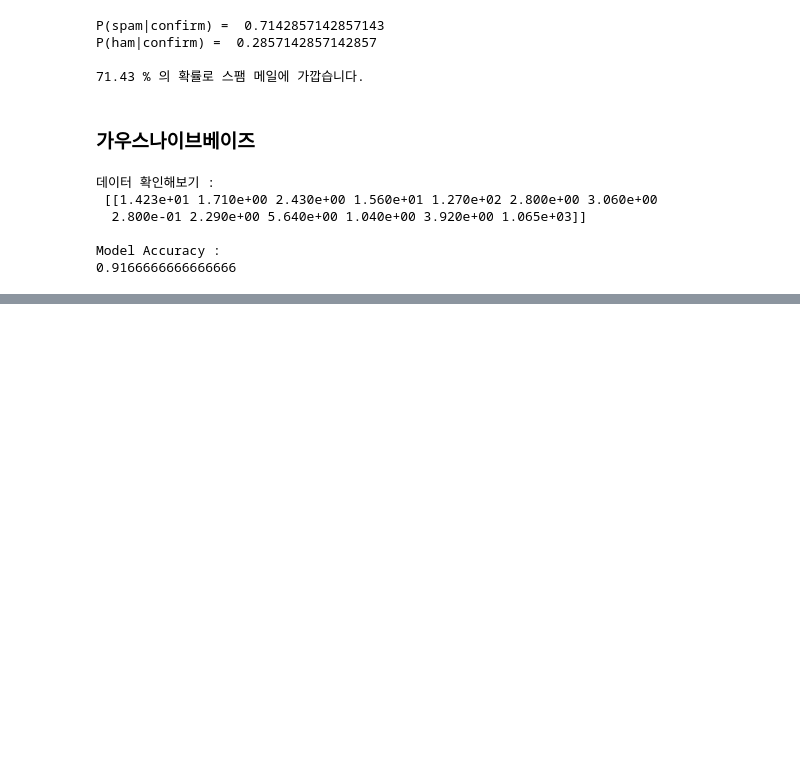
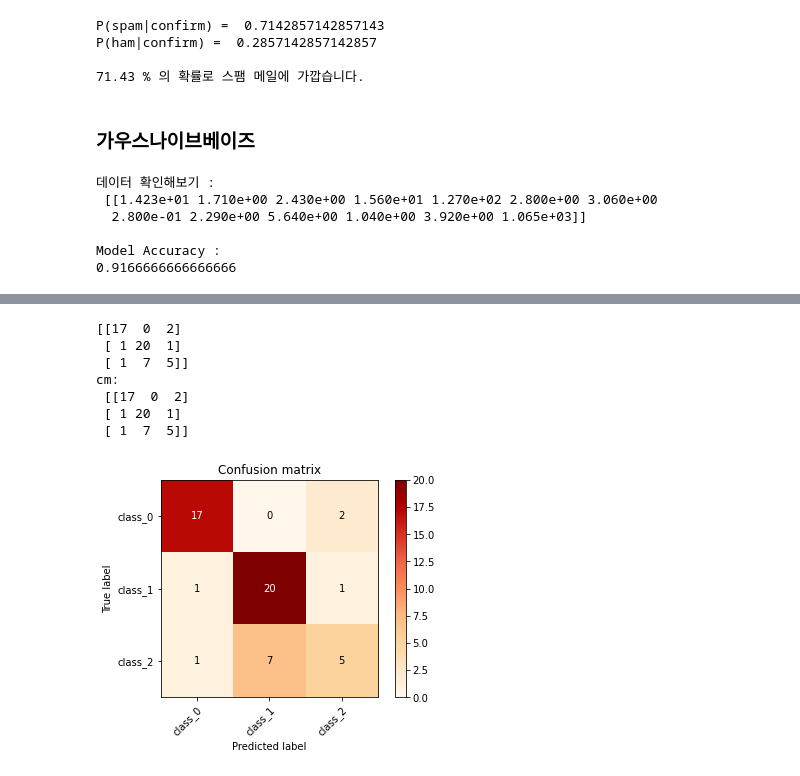
Before and after one commit to Jeong-Daniel/DataScience_Study, a Jupyter notebook: 4. Machine Learning/4. Classfication.ipynb, the cells around one changed output, grey strips where cells are left out. Saved outputs shown, nothing was run; the diff lists cells and outputs as text; code cells hidden in the pictures; blank space fills up the shorter version.

```diff
--- a/4. Machine Learning/4. Classfication.ipynb
+++ b/4. Machine Learning/4. Classfication.ipynb
@@ -260,0 +380,74 @@ Model Accuracy :
+# %%
+import numpy as np
+import matplotlib.pyplot as plt
+
+from sklearn.svm import SVC
+from sklearn.datasets import load_wine
+from sklearn.model_selection import train_test_split
+from sklearn.metrics import confusion_matrix
+from sklearn.utils.multiclass import unique_labels
+
+def load_data():
+    X,y = load_wine(return_X_y= True)
+    class_names = load_wine().target_names
+    #print(class_names)
+    train_X,test_X,train_y, test_y = train_test_split(X,y,test_size=0.3,
+                                                     random_state=0)
+    return train_X, test_X, train_y, test_y, class_names
+
+def plot_confusion_matrix(cm, y_true, y_pred, classes, normalize=False, cmap = plt.cm.OrRd):
+    title= ""
+    if normalize:
+        title = "Normalized confusion matrix"
+    else:
+        title = "Confusion matrix"
+    classes = classes[unique_labels(y_true, y_pred)]
+    print("cm: \n",cm)
+    if normalize:
+        cm = cm.astype('float') / cm.sum(axis=1)
+
+    fig, ax = plt.subplots()
+    im = ax.imshow(cm,cmap=cmap)
+    ax.figure.colorbar(im,ax=ax)
+
+    ax.set(xticks=np.arange(cm.shape[1]),
+           yticks=np.arange(cm.shape[0]),
+           xticklabels = classes, yticklabels=classes,
+           title = title,
+           ylabel = 'True label',
+           xlabel = 'Predicted label'
+          )
+    plt.setp(ax.get_xticklabels(), rotation=45, ha='right', rotation_mode='anchor')
+    fmt = '.2f' if normalize else 'd'
+#     if normalize:
+#         fmt = '.2f'
+#     else:
+#         fmt = 'd'
+    thresh = cm.max() / 2.
+    for i in range(cm.shape[0]):
+        for j in range(cm.shape[1]):
+            ax.text(j,i, format(cm[i,j], fmt),
+                    ha='center', va='center',
+                color='white' if cm[i,j] > thresh else 'black')
+
+
+
+def main():
+    train_X, test_X, train_y, test_y , class_names = load_data()
+    classifier = SVC()
+    y_pred = classifier.fit(train_X,train_y).predict(test_X)
+    cm = confusion_matrix(test_y, y_pred)
+    print(cm)
+    plot_confusion_matrix(cm,test_y, y_pred, classes=class_names)
+
+
+main()
+# %% [output]
+[[17  0  2]
+ [ 1 20  1]
+ [ 1  7  5]]
+cm:
+ [[17  0  2]
+ [ 1 20  1]
+ [ 1  7  5]]
+[figure, added]
```
Also changed, not shown: parts of 5 cells of this notebook, 1 other file.
